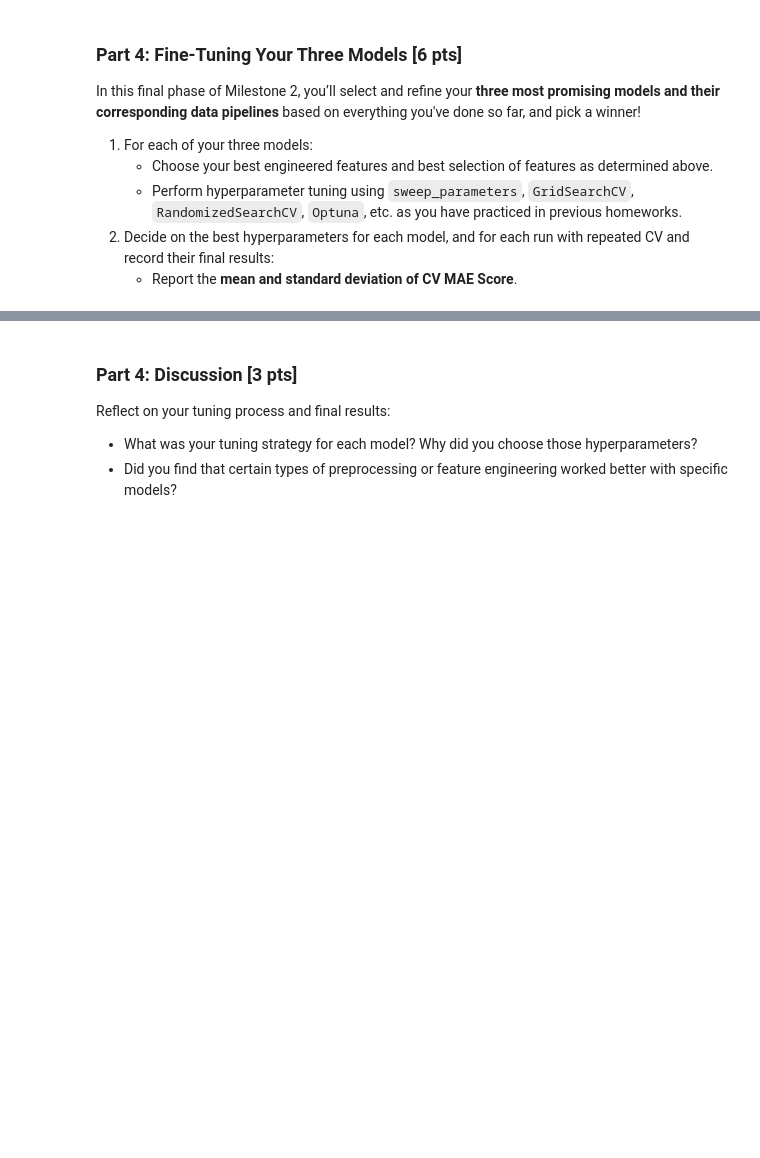
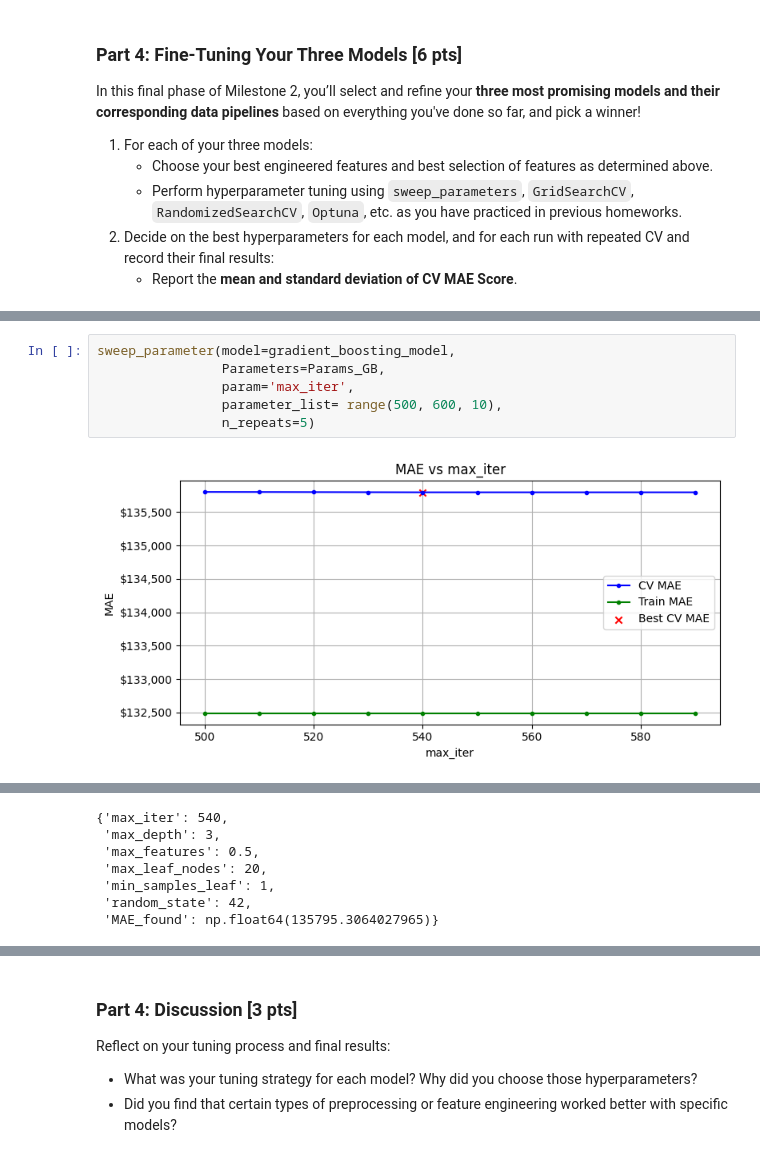
Before and after one commit to Thyde-027/DX603-Milestone-Projects, a Jupyter notebook: Milestone_02.ipynb, the cells around one changed output, grey strips where cells are left out. Cells and saved outputs as stored; diff of their text form; blank space fills up the shorter version.

```diff
--- a/Milestone_02.ipynb
+++ b/Milestone_02.ipynb
@@ -508,0 +702,8 @@ In this final phase of Milestone 2, you’ll select and refine your **three most
+# %%
+sweep_parameter(model=gradient_boosting_model,
+                Parameters=Params_GB,
+                param='max_iter',
+                parameter_list= range(500, 600, 10),
+                n_repeats=5)
+# %% [output]
+[figure, added]
@@ -508,0 +711,7 @@ In this final phase of Milestone 2, you’ll select and refine your **three most
+{'max_iter': 540,
+ 'max_depth': 3,
+ 'max_features': 0.5,
+ 'max_leaf_nodes': 20,
+ 'min_samples_leaf': 1,
+ 'random_state': 42,
+ 'MAE_found': np.float64(135795.3064027965)}
```
Also changed, not shown: parts of 44 cells of this notebook.
